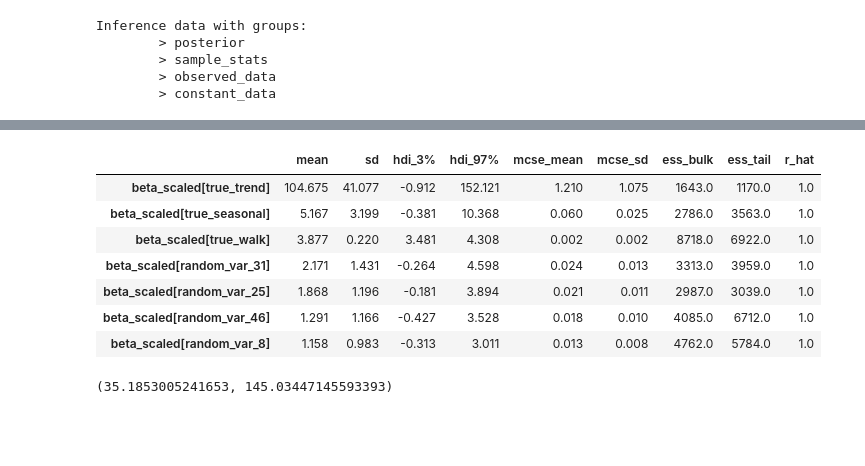
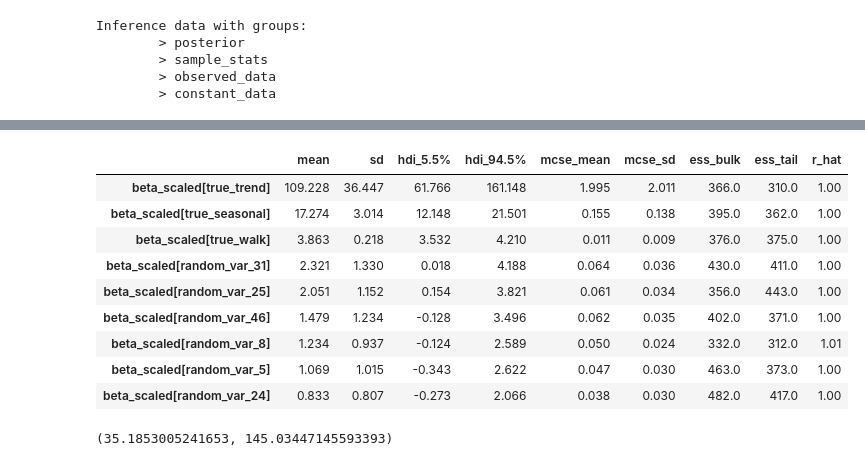
Before and after one commit to redam94/common_regression_issues, a Jupyter notebook: nbs/02_the_illusion_of_significance.ipynb, the cells around one changed output, grey strips where cells are left out. Drawn from its saved outputs; the diff is of its cells as text; code cells hidden in the pictures; blank space fills up the shorter version.

```diff
--- a/nbs/02_the_illusion_of_significance.ipynb
+++ b/nbs/02_the_illusion_of_significance.ipynb
@@ -145,7 +145,7 @@ def simulate_multiple_data(seed=42):
         + 4*true_walk # Random walk
         + np.random.normal(0, 1, n)*10 # Random noise
         + trend * 150 # Deterministic Linear trend
-        + seasonal_comp * 10 # Seasonal component
+        + seasonal_comp * 20 # Seasonal component
         )
 
     # Generate 100 completely random potential predictors
@@ -365,9 +370,10 @@ with pm.Model(coords=coords) as model:
     tau = pm.HalfStudentT("tau", 2, D0 / (D - D0) * sigma / np.sqrt(N))
     lam = pm.HalfStudentT("lam", 5, dims='predictors')
     c2 = pm.InverseGamma("c2", 1, 1)
-    lam_ = lam * pm.math.sqrt(c2 / (c2 + tau**2 * lam**2))
+    lam_ = pm.Deterministic('var', tau * lam * pm.math.sqrt(c2 / (c2 + tau**2 * lam**2)), dims='predictors')
+
     z = pm.Normal("z", 0., 1., dims='predictors')
-    beta = pm.Deterministic("beta", z * tau * lam_, dims='predictors')
+    beta = pm.Deterministic("beta", z * lam_, dims='predictors')
     intercept = pm.Normal("intercept", 0, 1.)
 
     obs = pm.Normal("obs", intercept + pm.math.dot(X, beta), sigma, dims='index')
@@ -416,15 +435,17 @@ plt.axvline(1.96, color='red', linestyle='--')
 # %%
-summary = pm.summary(trace, var_names=['beta_scaled'])
+summary = pm.summary(trace.isel(draw=slice(0, 1000, 10)), var_names=['beta_scaled'], hdi_prob=0.89)
 summary[summary['mean']/summary['sd'] > 1].sort_values('mean', ascending=False)
 # %% [output]
-|  | mean | sd | hdi_3% | hdi_97% | mcse_mean | mcse_sd | ess_bulk | ess_tail | r_hat |
-| beta_scaled[true_trend] | 104.675 | 41.077 | -0.912 | 152.121 | 1.210 | 1.075 | 1643.0 | 1170.0 | 1.0 |
-| beta_scaled[true_seasonal] | 5.167 | 3.199 | -0.381 | 10.368 | 0.060 | 0.025 | 2786.0 | 3563.0 | 1.0 |
-| beta_scaled[true_walk] | 3.877 | 0.220 | 3.481 | 4.308 | 0.002 | 0.002 | 8718.0 | 6922.0 | 1.0 |
-| beta_scaled[random_var_31] | 2.171 | 1.431 | -0.264 | 4.598 | 0.024 | 0.013 | 3313.0 | 3959.0 | 1.0 |
-| beta_scaled[random_var_25] | 1.868 | 1.196 | -0.181 | 3.894 | 0.021 | 0.011 | 2987.0 | 3039.0 | 1.0 |
-| beta_scaled[random_var_46] | 1.291 | 1.166 | -0.427 | 3.528 | 0.018 | 0.010 | 4085.0 | 6712.0 | 1.0 |
-| beta_scaled[random_var_8] | 1.158 | 0.983 | -0.313 | 3.011 | 0.013 | 0.008 | 4762.0 | 5784.0 | 1.0 |
+|  | mean | sd | hdi_5.5% | hdi_94.5% | mcse_mean | mcse_sd | ess_bulk | ess_tail | r_hat |
+| beta_scaled[true_trend] | 109.228 | 36.447 | 61.766 | 161.148 | 1.995 | 2.011 | 366.0 | 310.0 | 1.00 |
+| beta_scaled[true_seasonal] | 17.274 | 3.014 | 12.148 | 21.501 | 0.155 | 0.138 | 395.0 | 362.0 | 1.00 |
+| beta_scaled[true_walk] | 3.863 | 0.218 | 3.532 | 4.210 | 0.011 | 0.009 | 376.0 | 375.0 | 1.00 |
+| beta_scaled[random_var_31] | 2.321 | 1.330 | 0.018 | 4.188 | 0.064 | 0.036 | 430.0 | 411.0 | 1.00 |
+| beta_scaled[random_var_25] | 2.051 | 1.152 | 0.154 | 3.821 | 0.061 | 0.034 | 356.0 | 443.0 | 1.00 |
+| beta_scaled[random_var_46] | 1.479 | 1.234 | -0.128 | 3.496 | 0.062 | 0.035 | 402.0 | 371.0 | 1.00 |
+| beta_scaled[random_var_8] | 1.234 | 0.937 | -0.124 | 2.589 | 0.050 | 0.024 | 332.0 | 312.0 | 1.01 |
+| beta_scaled[random_var_5] | 1.069 | 1.015 | -0.343 | 2.622 | 0.047 | 0.030 | 463.0 | 373.0 | 1.00 |
+| beta_scaled[random_var_24] | 0.833 | 0.807 | -0.273 | 2.066 | 0.038 | 0.030 | 482.0 | 417.0 | 1.00 |
 # %%
 lower = trace.posterior['beta_scaled'].sel(predictors='true_trend').quantile(.1, dim=("chain", 'draw')).values.item()
 upper = trace.posterior['beta_scaled'].sel(predictors='true_trend').quantile(.9, dim=("chain", 'draw')).values.item()
```
Also changed, not shown: parts of 10 cells of this notebook, 2 other files.
